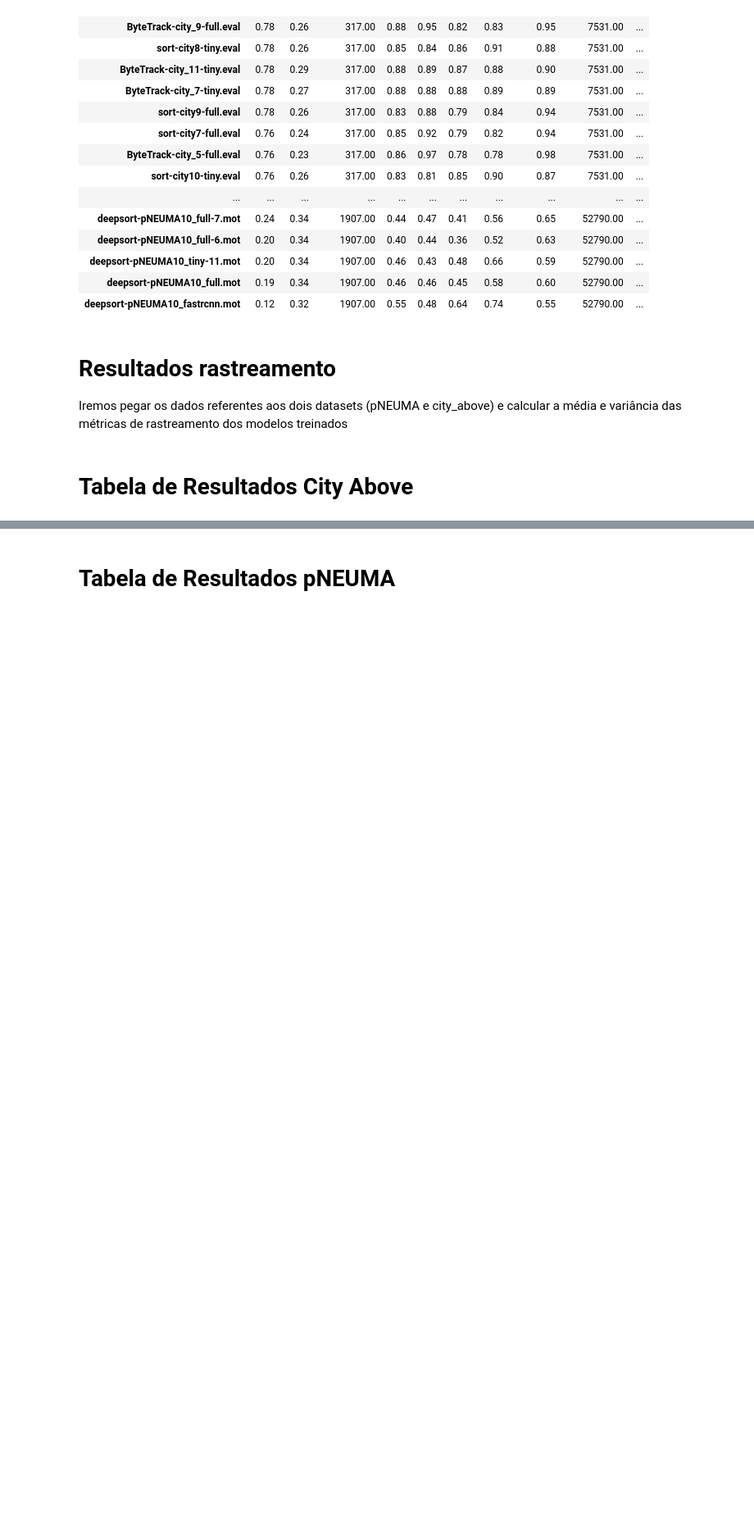
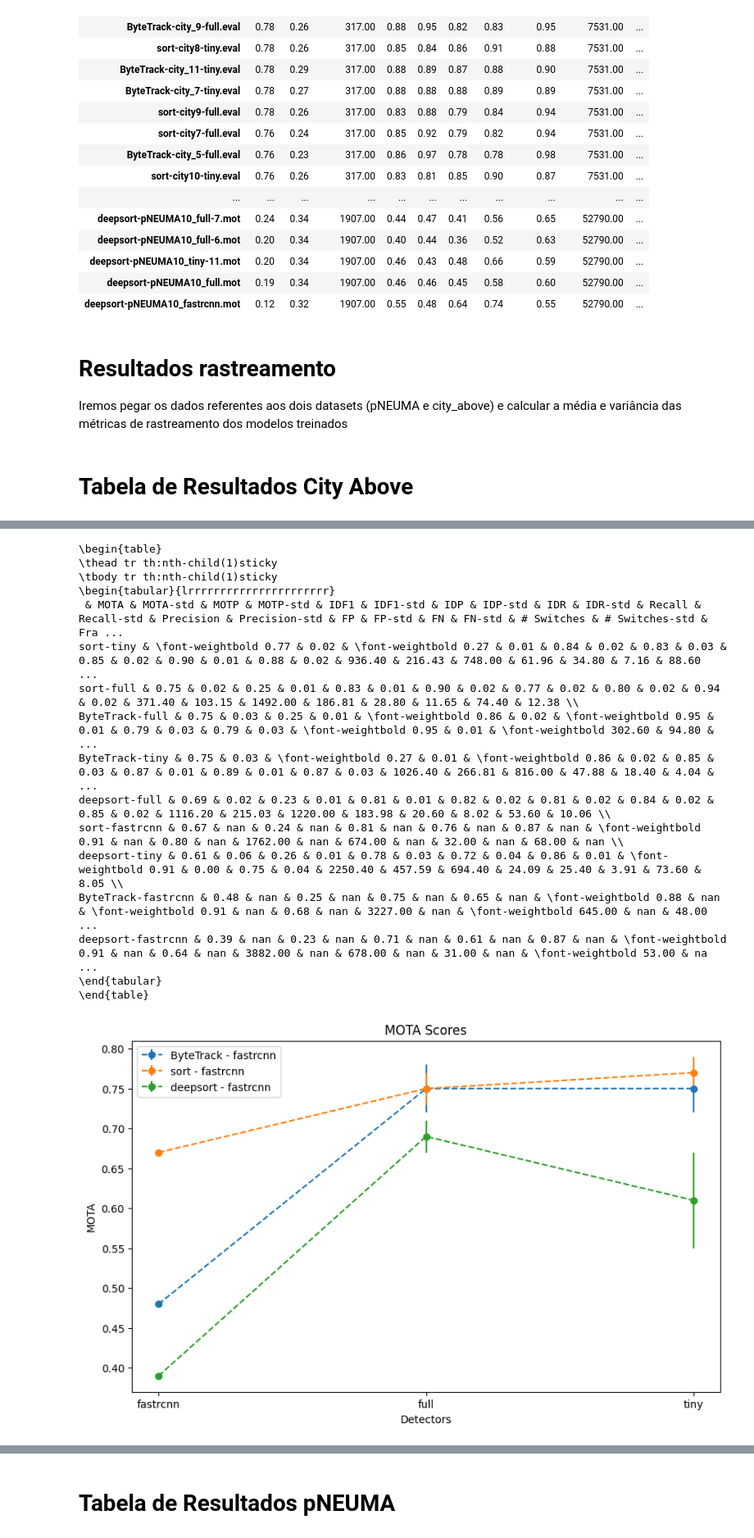
Before and after one commit to samsvp/deep-learning-tracking, a Jupyter notebook: tracking-analysis.ipynb, the cells around one changed output, grey strips where cells are left out. Shown at 82% size. Saved outputs shown, nothing was run; the diff lists cells and outputs as text; code cells hidden in the pictures; blank space fills up the shorter version.

```diff
--- a/tracking-analysis.ipynb
+++ b/tracking-analysis.ipynb
@@ -271,2 +271,57 @@ df_city \
 | ByteTrack-fastrcnn | 0.48 | nan | 0.25 | nan | 0.75 | nan | 0.65 | nan | 0.88 | nan | 0.91 | ... |
 | deepsort-fastrcnn | 0.39 | nan | 0.23 | nan | 0.71 | nan | 0.61 | nan | 0.87 | nan | 0.91 | ... |
+# %%
+import matplotlib.pyplot as plt
+
+
+prefixes = ['ByteTrack', 'sort', 'deepsort']
+suffixes = ['fastrcnn', 'full', 'tiny']
+
+def plot_metric(df: pd.DataFrame, metric_name: str) -> None:
+    plt.figure(figsize=(10, 6))
+
+    for prefix in prefixes:
+        values = df.loc[[f"{prefix}-{suffix}" for suffix in suffixes]][metric_name]
+        indexes = [v.split('-')[-1] for v in values.index]
+        err = df.loc[[f"{prefix}-{suffix}" for suffix in suffixes]][f"{metric_name}-std"]
+        #plt.plot(indexes, values.values, 'o--',  label=f"{prefix} - {suffix}")
+        plt.errorbar(indexes, values, yerr=[v if v == v else 0 for v in err.values],
+                     label=f"{prefix} - {suffix}", marker='o', linestyle='--')
+
+    plt.xlabel('Detectors')
+    plt.ylabel(metric_name)
+    plt.title(f'{metric_name} Scores')
+    plt.legend()
+    plt.show()
+
+print(df_city \
+      .sort_values(by=['MOTA'], ascending=False) \
+    .style.format("{:.2f}") \
+    .set_sticky(axis="index") \
+    .highlight_max(axis=0,
+                   subset=["IDF1", "IDP", "IDR", "Recall", "Precision", "MOTA", "MOTP"],
+                   props='font-weight: bold') \
+    .highlight_min(axis=0,
+                   subset=["# Switches", "Fragmentations", "FP", "FN"],
+                   props='font-weight: bold') \
+      .to_latex())
+plot_metric(df_city, "MOTA")
+plot_metric(df_city, "MOTP")
+# %% [output]
+\begin{table}
+\thead tr th:nth-child(1)sticky
+\tbody tr th:nth-child(1)sticky
+\begin{tabular}{lrrrrrrrrrrrrrrrrrrrrrr}
+ & MOTA & MOTA-std & MOTP & MOTP-std & IDF1 & IDF1-std & IDP & IDP-std & IDR & IDR-std & Recall & Recall-std & Precision & Precision-std & FP & FP-std & FN & FN-std & # Switches & # Switches-std & Fra ...
+sort-tiny & \font-weightbold 0.77 & 0.02 & \font-weightbold 0.27 & 0.01 & 0.84 & 0.02 & 0.83 & 0.03 & 0.85 & 0.02 & 0.90 & 0.01 & 0.88 & 0.02 & 936.40 & 216.43 & 748.00 & 61.96 & 34.80 & 7.16 & 88.60  ...
+sort-full & 0.75 & 0.02 & 0.25 & 0.01 & 0.83 & 0.01 & 0.90 & 0.02 & 0.77 & 0.02 & 0.80 & 0.02 & 0.94 & 0.02 & 371.40 & 103.15 & 1492.00 & 186.81 & 28.80 & 11.65 & 74.40 & 12.38 \\
+ByteTrack-full & 0.75 & 0.03 & 0.25 & 0.01 & \font-weightbold 0.86 & 0.02 & \font-weightbold 0.95 & 0.01 & 0.79 & 0.03 & 0.79 & 0.03 & \font-weightbold 0.95 & 0.01 & \font-weightbold 302.60 & 94.80 &  ...
+ByteTrack-tiny & 0.75 & 0.03 & \font-weightbold 0.27 & 0.01 & \font-weightbold 0.86 & 0.02 & 0.85 & 0.03 & 0.87 & 0.01 & 0.89 & 0.01 & 0.87 & 0.03 & 1026.40 & 266.81 & 816.00 & 47.88 & 18.40 & 4.04 &  ...
+deepsort-full & 0.69 & 0.02 & 0.23 & 0.01 & 0.81 & 0.01 & 0.82 & 0.02 & 0.81 & 0.02 & 0.84 & 0.02 & 0.85 & 0.02 & 1116.20 & 215.03 & 1220.00 & 183.98 & 20.60 & 8.02 & 53.60 & 10.06 \\
+sort-fastrcnn & 0.67 & nan & 0.24 & nan & 0.81 & nan & 0.76 & nan & 0.87 & nan & \font-weightbold 0.91 & nan & 0.80 & nan & 1762.00 & nan & 674.00 & nan & 32.00 & nan & 68.00 & nan \\
+deepsort-tiny & 0.61 & 0.06 & 0.26 & 0.01 & 0.78 & 0.03 & 0.72 & 0.04 & 0.86 & 0.01 & \font-weightbold 0.91 & 0.00 & 0.75 & 0.04 & 2250.40 & 457.59 & 694.40 & 24.09 & 25.40 & 3.91 & 73.60 & 8.05 \\
+ByteTrack-fastrcnn & 0.48 & nan & 0.25 & nan & 0.75 & nan & 0.65 & nan & \font-weightbold 0.88 & nan & \font-weightbold 0.91 & nan & 0.68 & nan & 3227.00 & nan & \font-weightbold 645.00 & nan & 48.00  ...
+deepsort-fastrcnn & 0.39 & nan & 0.23 & nan & 0.71 & nan & 0.61 & nan & 0.87 & nan & \font-weightbold 0.91 & nan & 0.64 & nan & 3882.00 & nan & 678.00 & nan & 31.00 & nan & \font-weightbold 53.00 & na ...
+\end{tabular}
+\end{table}
+[figure, added]
```
Also changed, not shown: parts of 5 cells of this notebook, 1 other file.
